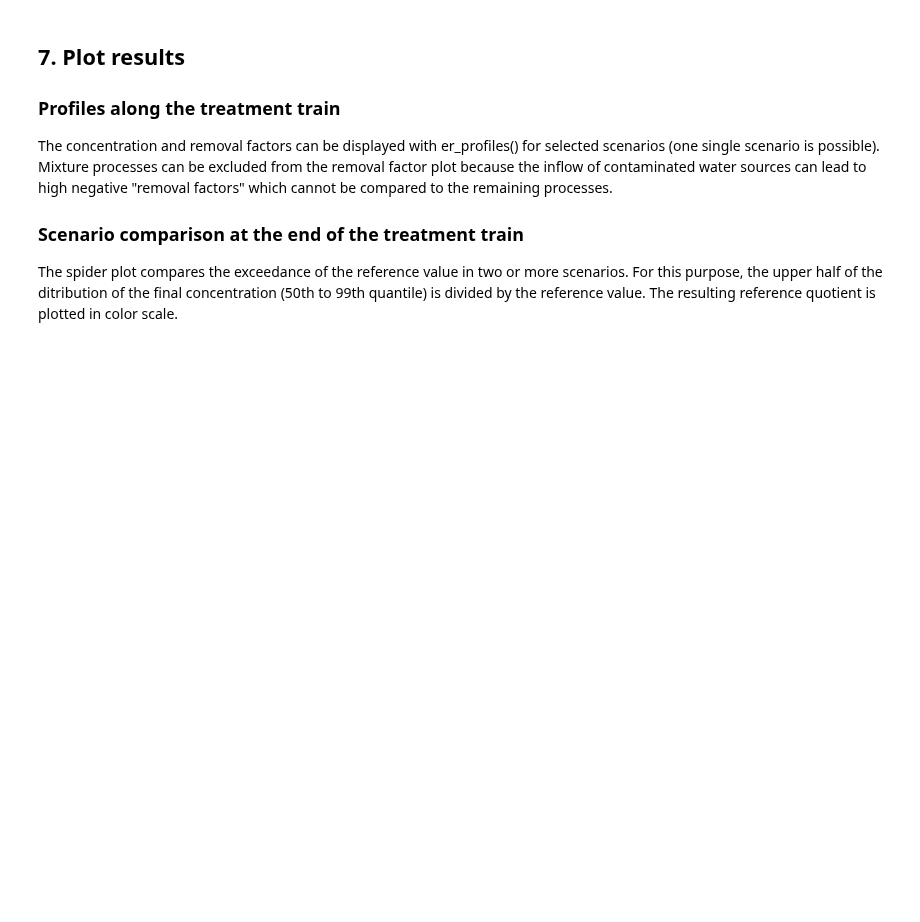
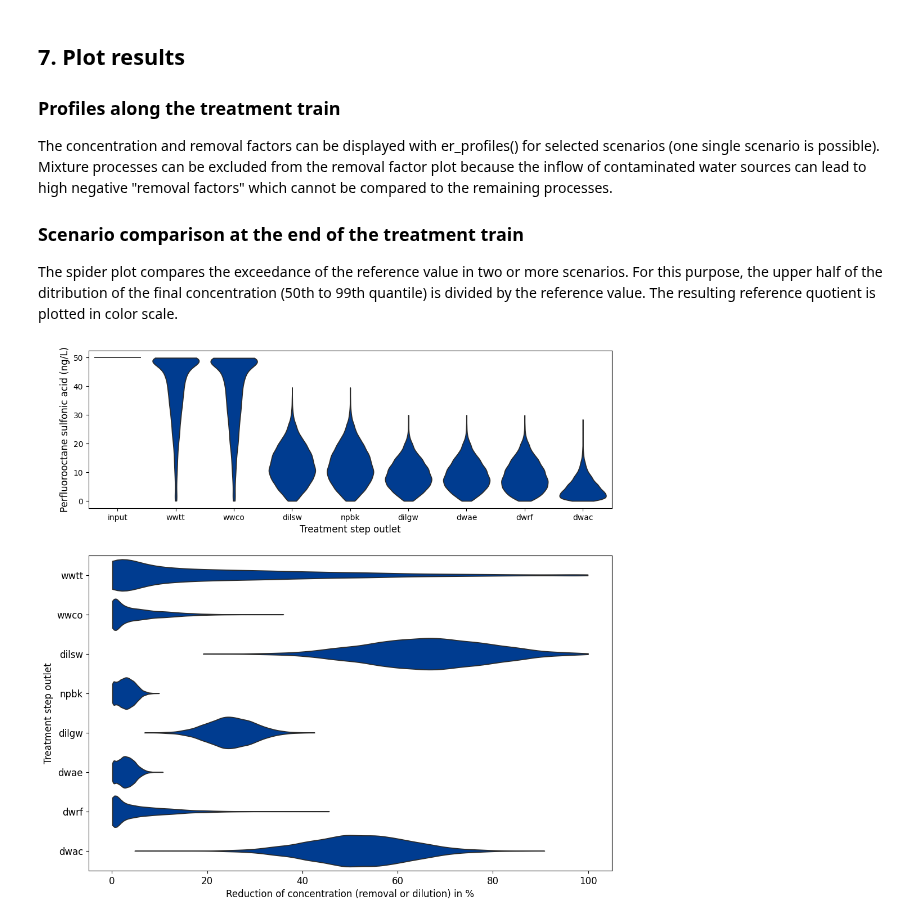
Before and after one commit to KWB-R/ewex, a Jupyter notebook: hhea_paper.ipynb, the cells around one changed output. Cells and saved outputs as stored; diff of their text form; code cells hidden in the pictures; blank space fills up the shorter version.

```diff
--- a/hhea_paper.ipynb
+++ b/hhea_paper.ipynb
@@ -121,39 +134,11 @@ In this example, on-site measurements for the removal by granular activated carb
 # between 10 000 and 20 000 bed volume
 removals = {
      Treatments.dwac: {
-        Substances.pfba: RemovalPercent(np.array([8, 7, 5, 8, 4, 4, 5])),
-        Substances.pfpea: RemovalPercent(np.array([6, 4, 4, 15, 10, 15, 11])),
-        Substances.pfhxa: RemovalPercent(np.array([7,4,9,26,25,27,32])),
-        Substances.pfhpa: RemovalPercent(np.array([17,12,19,25,20,29,31])),
-        Substances.pfoa: RemovalPercent(np.array([27,21,21,39,23,40,30])),
-        Substances.pfna: RemovalPercent(np.array([30,17,23,35,18,59,39])),
-        Substances.pfda: RemovalPercent(np.array([33,42,34,26,-8,74,34])),
-        Substances.pfbs: RemovalPercent(np.array([-9,6,-12,33,26,32,29])),
-        Substances.pfpes: RemovalPercent(np.array([31,21,30,42,36,41,38])),
-        Substances.pfhxs: RemovalPercent(np.array([31,23,31,43,36,51,39])),
         Substances.pfos: RemovalPercent(np.array([33,27,28,42,18,69,34])),
         Substances.tfmsa: RemovalPercent(np.array([6,8,5,15,7,3,-3,4])),
-        Substances.benzo: RemovalPercent(np.array([88,89,89,85,89,88,78,79])),
         Substances.cbz: RemovalPercent(np.array([99,98,99,98,97,94,99,99]))
      }
 }
 # %% [markdown]
 ## 5. Create scenarios to be compared
 In our example, we want to compare the exposure to different substances by the same treatment train. One scenario is defined as a unique combination of i) substance, ii) treatment train and iii) treatment properties (including mixture properties). Per substance 1 scenario will be created. By looping through the substances, all substance-specific information can be added.
-# %%
-# create scenarios using treatment trains, substance properties and indput matrix
-sc_baseline = []
-for i,s in enumerate(substances):
-        r = removals[Treatments.dwac][s]
-        base_tt[-1].with_removal(r)
-        base_tt[2].with_mixture(river_mixture[i])
-        base_tt[4].with_mixture(groundwater_mixture[i])
-
-        t = deepcopy(base_tt)
-
-        sc_baseline += [Scenario(
-            f"{s.id}",
-            input_matrix = Matrices.rww,
-            substance = s,
-            treatment_train = t,
-        )]
@@ -171,9 +243,11 @@ The concentration and removal factors can be displayed with er_profiles() for se
 The spider plot compares the exceedance of the reference value in two or more scenarios. For this purpose, the upper half of the ditribution of the final concentration (50th to 99th quantile) is divided by the reference value. The resulting reference quotient is plotted in color scale.
 # %%
 er_profiles(
-    sim_results = [result_baseline[10], result_baseline[11],  result_baseline[13]],
-    no_mixture = True,
-    color_palette = ['#FF4A37', '#FC8604', '#2ED812'],
+    sim_results = [result_baseline[21]],
+    no_mixture = False,
+    color_palette = ['#003C90', '#003C90'],
     reference_value = None
 )
 plt.show()
+# %% [output]
+[figure, added]
```
Also changed, not shown: parts of 10 cells of this notebook.
